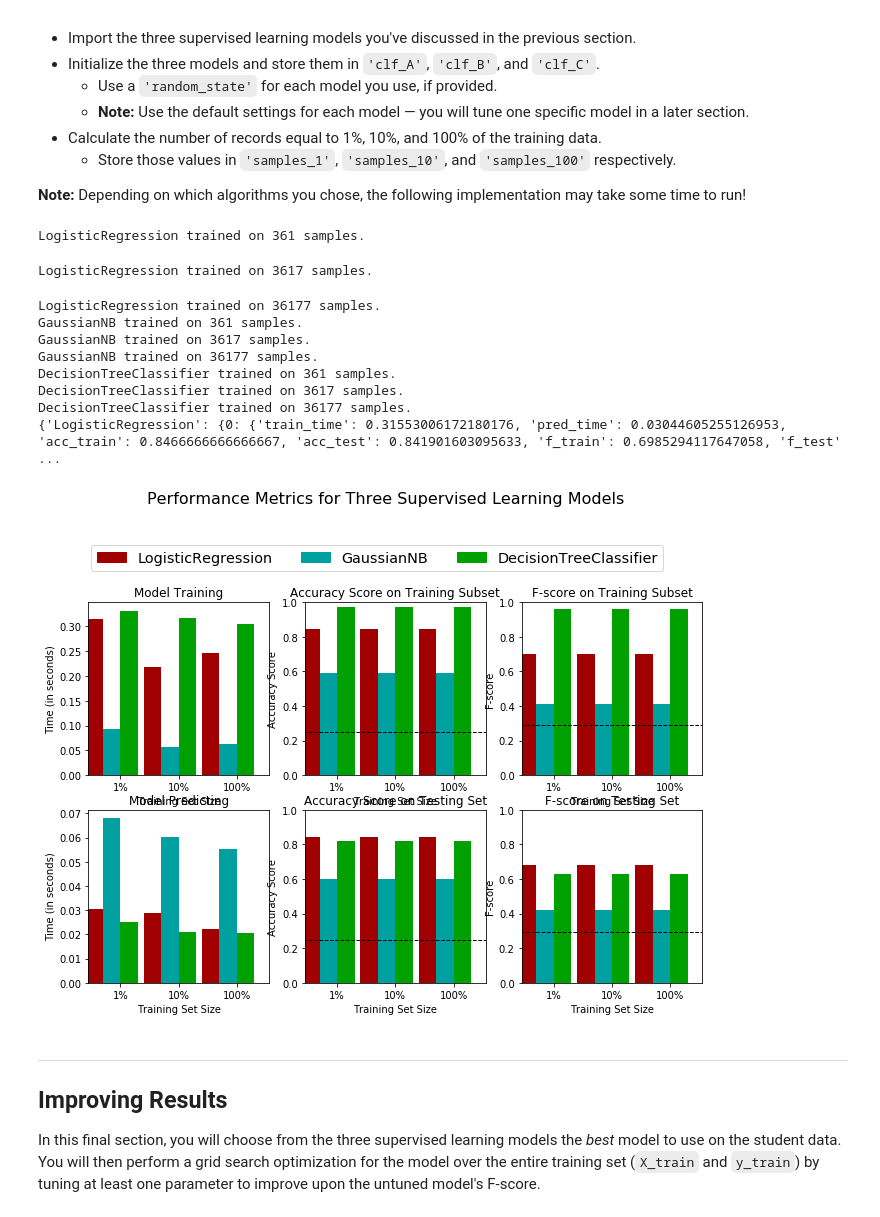
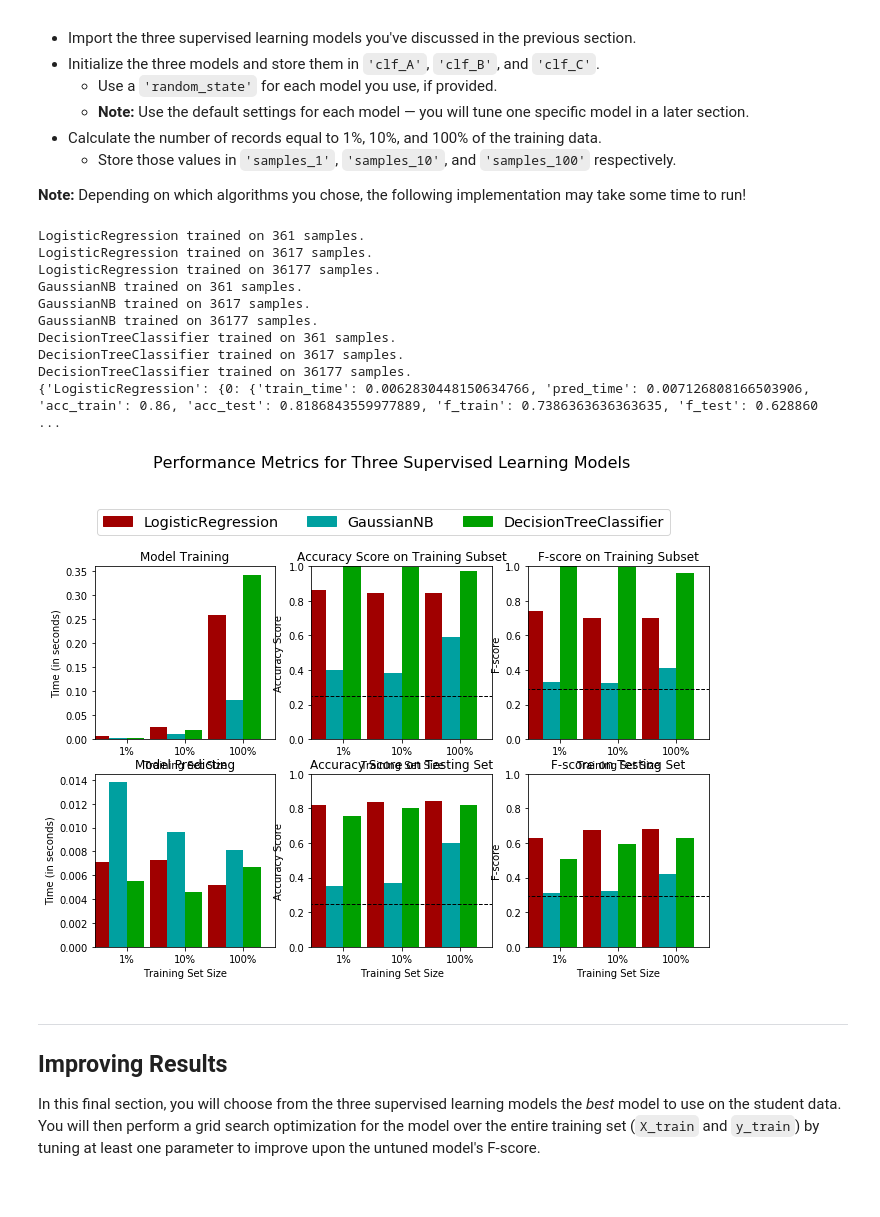
Before and after one commit to aghyad/CharityML, a Jupyter notebook: finding_donors.ipynb, the cells around one changed output. Saved outputs shown, nothing was run; the diff lists cells and outputs as text; code cells hidden in the pictures.

```diff
--- a/finding_donors.ipynb
+++ b/finding_donors.ipynb
@@ -448,8 +448,7 @@ def train_predict(learner, sample_size, X_train, y_train, X_test, y_test):
 
     # TODO: Fit the learner to the training data using slicing with 'sample_size' using .fit(training_features[:], training_labels[:])
     start = time() # Get start time
-    learner = learner()
-    learner.fit(X_train, y_train)
+    learner.fit(X_train.head(n=sample_size), y_train[:sample_size])
     end = time() # Get end time
 
     # TODO: Calculate the training time
@@ -459,7 +458,7 @@ def train_predict(learner, sample_size, X_train, y_train, X_test, y_test):
     #       then get predictions on the first 300 training samples(X_train) using .predict()
     start = time() # Get start time
     predictions_test = learner.predict(X_test)
-    predictions_train = learner.predict(X_train)
+    predictions_train = learner.predict(X_train[:300])
     end = time() # Get end time
 
     # TODO: Calculate the total prediction time
@@ -496,57 +495,48 @@ In the code cell, you will need to implement the following:
 # %%
 # TODO: Import the three supervised learning models from sklearn
 from sklearn.linear_model import LogisticRegression
 from sklearn.naive_bayes import GaussianNB
 from sklearn.svm import SVC
 from sklearn.tree import DecisionTreeClassifier
 
 # TODO: Initialize the three models
-clf_A = LogisticRegression#()
-clf_B = GaussianNB
+clf_A = LogisticRegression(random_state=42)
+clf_B = GaussianNB()
+clf_C = DecisionTreeClassifier(random_state=42)
 # clf_C = SVC#(kernel='rbf', gamma=100)
-clf_C = DecisionTreeClassifier
 
 # TODO: Calculate the number of samples for 1%, 10%, and 100% of the training data
 # HINT: samples_100 is the entire training set i.e. len(y_train)
 # HINT: samples_10 is 10% of samples_100 (ensure to set the count of the values to be `int` and not `float`)
 # HINT: samples_1 is 1% of samples_100 (ensure to set the count of the values to be `int` and not `float`)
 samples_100 = len(y_train)
 samples_10 = int(samples_100 * 0.1)
 samples_1 = int(samples_100 * 0.01)
 
 # Collect results on the learners
 results = {}
 for clf in [clf_A, clf_B, clf_C]:
-    if clf == LogisticRegression:
-        clf_name = "LogisticRegression"
-    elif clf == GaussianNB:
-        clf_name = "GaussianNB"
-    elif  clf == DecisionTreeClassifier:
-        clf_name = "DecisionTreeClassifier"
-    elif clf == SVC:
-        clf_name = "SVC"
-
+    clf_name = clf.__class__.__name__
     results[clf_name] = {}
     for i, samples in enumerate([samples_1, samples_10, samples_100]):
-        results[clf_name][i] = \
-        train_predict(clf, samples, X_train, y_train, X_test, y_test)
+        results[clf_name][i] = train_predict(clf, samples, X_train, y_train, X_test, y_test)
 
 print(results)
 
 # Run metrics visualization for the three supervised learning models chosen
 vs.evaluate(results, accuracy, fscore)
 # %% [output]
 LogisticRegression trained on 361 samples.
+LogisticRegression trained on 3617 samples.
+LogisticRegression trained on 36177 samples.
+GaussianNB trained on 361 samples.
+GaussianNB trained on 3617 samples.
+GaussianNB trained on 36177 samples.
+DecisionTreeClassifier trained on 361 samples.
+DecisionTreeClassifier trained on 3617 samples.
+DecisionTreeClassifier trained on 36177 samples.
+{'LogisticRegression': {0: {'train_time': 0.0062830448150634766, 'pred_time': 0.007126808166503906, 'acc_train': 0.86, 'acc_test': 0.8186843559977889, 'f_train': 0.7386363636363635, 'f_test': 0.628860 ...
-LogisticRegression trained on 3617 samples.
-LogisticRegression trained on 36177 samples.
-GaussianNB trained on 361 samples.
-GaussianNB trained on 3617 samples.
-GaussianNB trained on 36177 samples.
-DecisionTreeClassifier trained on 361 samples.
-DecisionTreeClassifier trained on 3617 samples.
-DecisionTreeClassifier trained on 36177 samples.
-{'LogisticRegression': {0: {'train_time': 0.31553006172180176, 'pred_time': 0.03044605255126953, 'acc_train': 0.8466666666666667, 'acc_test': 0.841901603095633, 'f_train': 0.6985294117647058, 'f_test' ...
-[figure, old version]
+[figure, new version]
 # %% [markdown]
 ----
 ## Improving Results
```
Also changed, not shown: parts of 6 cells of this notebook, 2 other files.
